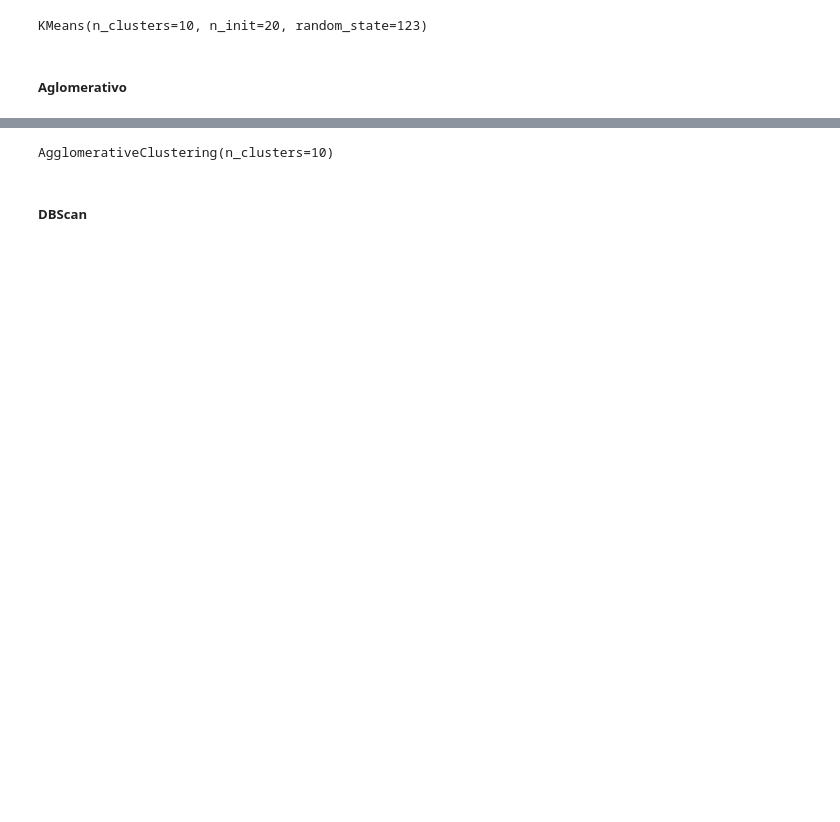
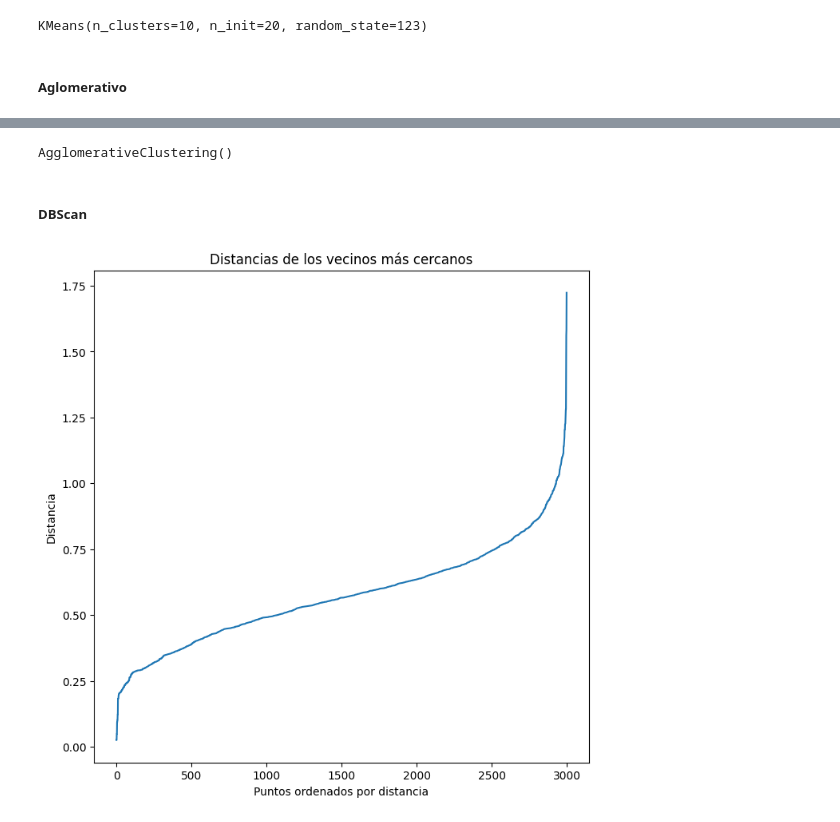
Before and after one commit to DavidBetancurRamirez/ComputacionCientifica, a Jupyter notebook: agrupamiento/airline/airline_loyalty.ipynb, the cells around one changed output, grey strips where cells are left out. Saved outputs shown, nothing was run; the diff lists cells and outputs as text; code cells hidden in the pictures; blank space fills up the shorter version.

```diff
--- a/agrupamiento/airline/airline_loyalty.ipynb
+++ b/agrupamiento/airline/airline_loyalty.ipynb
@@ -393,9 +395,9 @@ plt.show()
 # %%
-h_clust_final = AgglomerativeClustering(n_clusters=10, metric='euclidean', linkage='ward')
+h_clust_final = AgglomerativeClustering(n_clusters=2, metric='euclidean', linkage='ward')
 h_clust_final.fit(data_pro_sample)
 # h_clust_final.fit(data_pro)
 # %% [output]
-AgglomerativeClustering(n_clusters=10)
+AgglomerativeClustering()
 # %% [markdown]
 ##### DBScan
 # %%
@@ -403,6 +405,18 @@ from sklearn.cluster import DBSCAN
 from sklearn.neighbors import NearestNeighbors
 from itertools import product
 # %%
-neighbors = NearestNeighbors(n_neighbors = 3)
+neighbors = NearestNeighbors(n_neighbors=3)
 neighbors_fit = neighbors.fit(data_pro_sample)
+distances, indices = neighbors_fit.kneighbors(data_pro_sample)
 # neighbors_fit = neighbors.fit(data_pro)
+# distances, indices = neighbors_fit.kneighbors(data_pro)
+distances = np.sort(distances, axis=0)
+distances = distances[:,1]
+plt.figure(figsize=(8, 8))
+plt.plot(distances)
+plt.title('Distancias de los vecinos más cercanos')
+plt.xlabel('Puntos ordenados por distancia')
+plt.ylabel('Distancia')
+plt.show()
+# %% [output]
+[figure, added]
```
Also changed, not shown: parts of 8 cells of this notebook, 1 other file.
